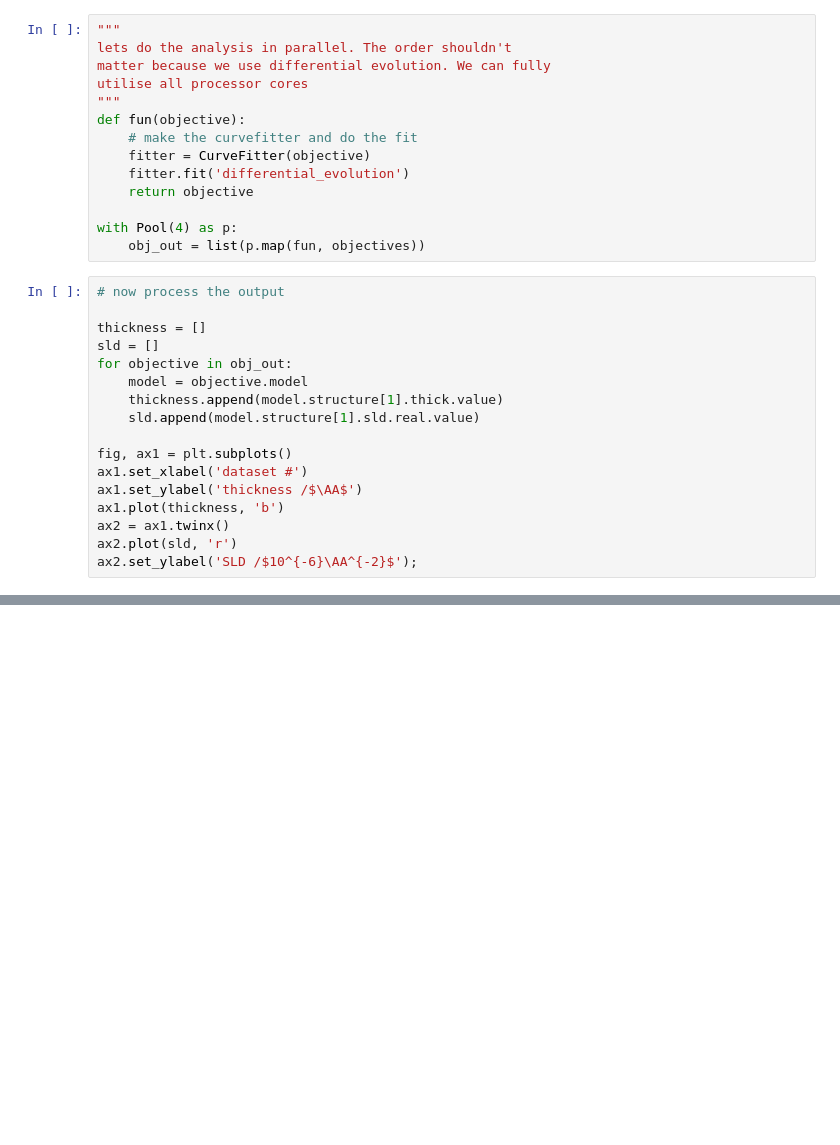
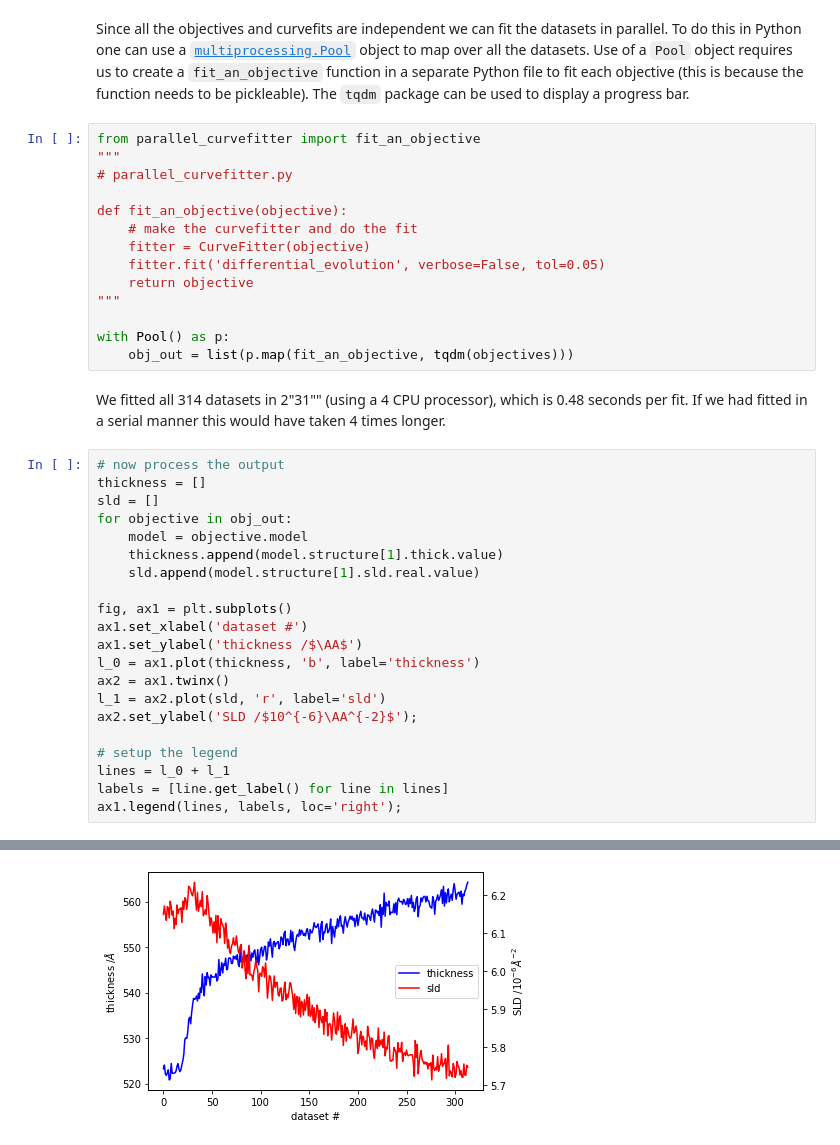
Before and after one commit to refnx/refnx-models, a Jupyter notebook: batch/batch_fitting.ipynb, the cells around one changed output, grey strips where cells are left out. Cells and saved outputs as stored; diff of their text form; blank space fills up the shorter version.

```diff
--- a/batch/batch_fitting.ipynb
+++ b/batch/batch_fitting.ipynb
@@ -76,20 +84,23 @@ for idx, file in enumerate(files):
+# %% [markdown]
+Since all the objectives and curvefits are independent we can fit the datasets in parallel. To do this in Python one can use a [`multiprocessing.Pool`](https://docs.python.org/3/library/multiprocessing.html#multiprocessing.pool.Pool) object to map over all the datasets. Use of a `Pool` object requires us to create a `fit_an_objective` function in a separate Python file to fit each objective (this is because the function needs to be pickleable). The `tqdm` package can be used to display a progress bar.
 # %%
+from parallel_curvefitter import fit_an_objective
 """
-lets do the analysis in parallel. The order shouldn't
-matter because we use differential evolution. We can fully
-utilise all processor cores
-"""
-def fun(objective):
+# parallel_curvefitter.py
+
+def fit_an_objective(objective):
     # make the curvefitter and do the fit
     fitter = CurveFitter(objective)
-    fitter.fit('differential_evolution')
+    fitter.fit('differential_evolution', verbose=False, tol=0.05)
     return objective
+"""
 
-with Pool(4) as p:
-    obj_out = list(p.map(fun, objectives))
+with Pool() as p:
+    obj_out = list(p.map(fit_an_objective, tqdm(objectives)))
+# %% [markdown]
+We fitted all 314 datasets in 2"31"" (using a 4 CPU processor), which is 0.48 seconds per fit. If we had fitted in a serial manner this would have taken 4 times longer.
 # %%
 # now process the output
-
 thickness = []
 sld = []
 for objective in obj_out:
@@ -100,8 +111,13 @@ for objective in obj_out:
 fig, ax1 = plt.subplots()
 ax1.set_xlabel('dataset #')
 ax1.set_ylabel('thickness /$\AA$')
-ax1.plot(thickness, 'b')
+l_0 = ax1.plot(thickness, 'b', label='thickness')
 ax2 = ax1.twinx()
-ax2.plot(sld, 'r')
+l_1 = ax2.plot(sld, 'r', label='sld')
 ax2.set_ylabel('SLD /$10^{-6}\AA^{-2}$');
+
+# setup the legend
+lines = l_0 + l_1
+labels = [line.get_label() for line in lines]
+ax1.legend(lines, labels, loc='right');
 # %% [output]
@@ -109,0 +124 @@ ax2.set_ylabel('SLD /$10^{-6}\AA^{-2}$');
+[figure, added]
```
Also changed, not shown: parts of 6 cells of this notebook, 1 other file.
